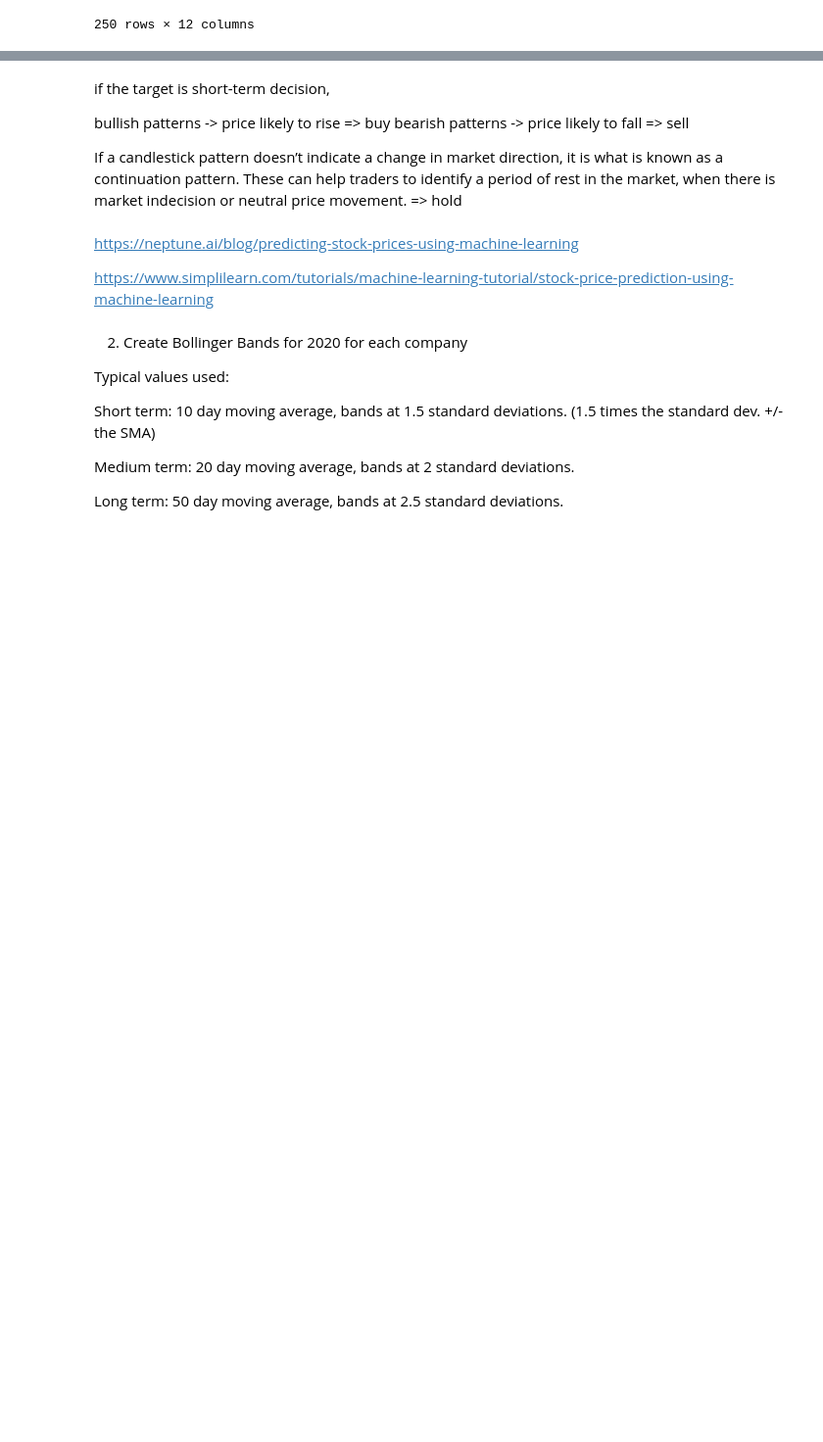
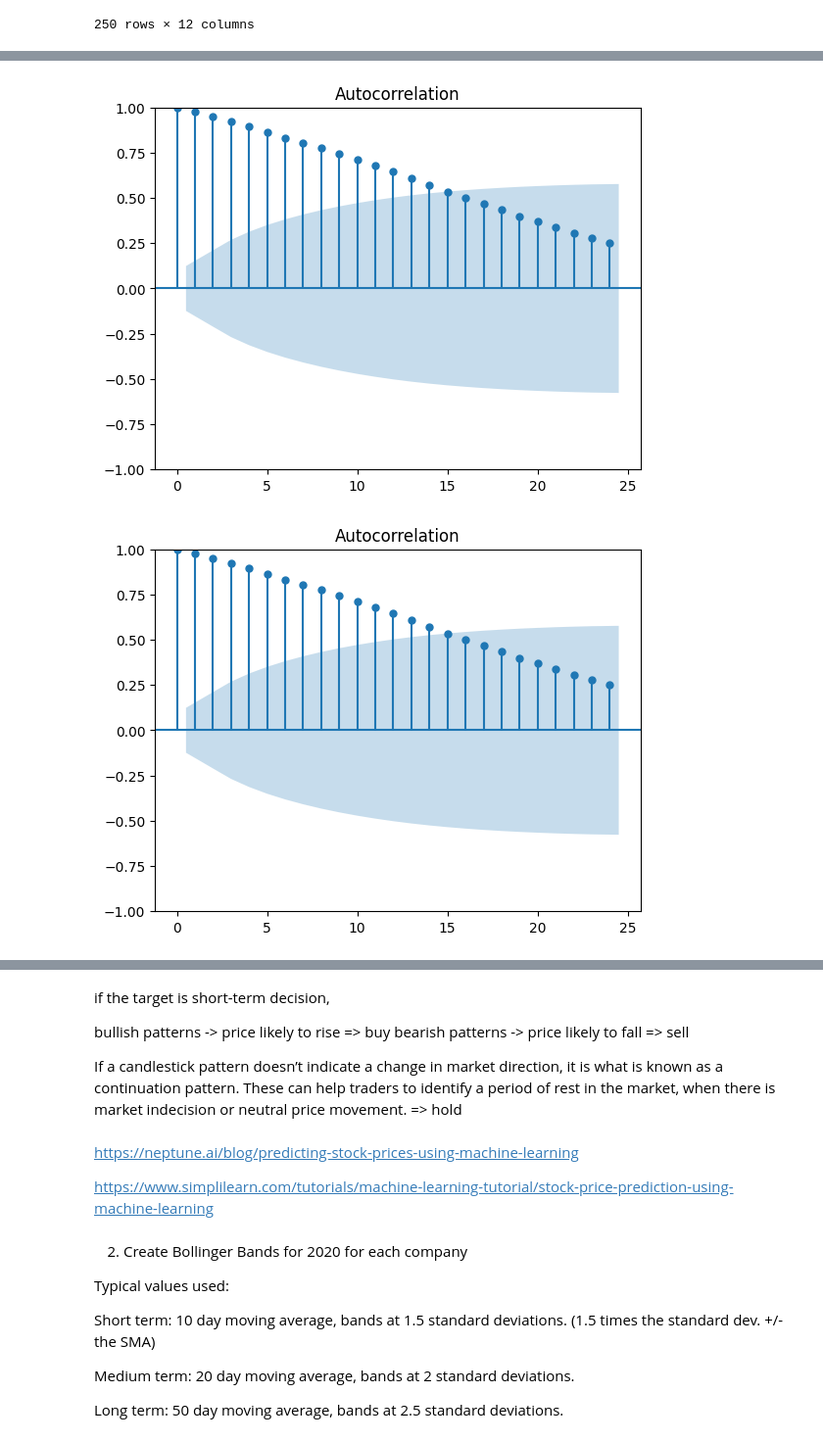
Before and after one commit to henryhyunwookim/ValueInvestor, a Jupyter notebook: ValueInvestor.ipynb, the cells around one changed output, grey strips where cells are left out. Shown at 98% size. Cells and saved outputs as stored; diff of their text form; code cells hidden in the pictures; blank space fills up the shorter version.

```diff
--- a/ValueInvestor.ipynb
+++ b/ValueInvestor.ipynb
@@ -142,0 +169,6 @@ train_df_1
+# %%
+from statsmodels.graphics.tsaplots import plot_acf
+plot_acf(train_df_1['Close'])
+# %% [output]
+[figure, added]
+[figure, added]
```
Also changed, not shown: parts of 16 cells of this notebook.
